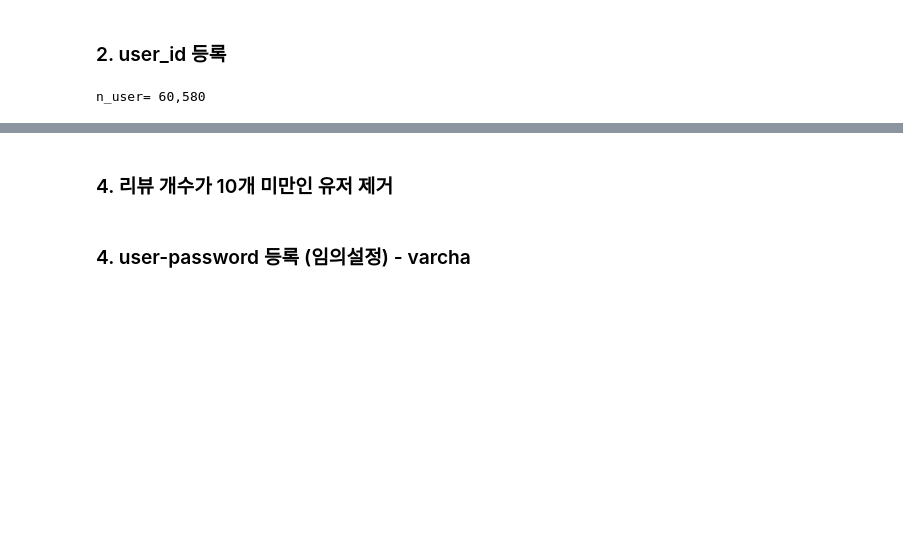
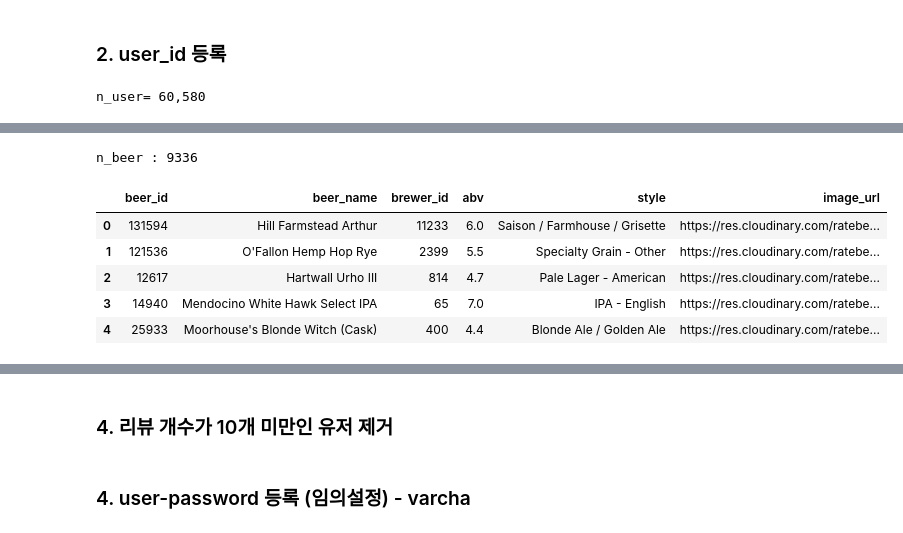
Before and after one commit to boostcampaitech3/final-project-level3-recsys-10, a Jupyter notebook: data_engineering/data_preprocessing.ipynb, the cells around one changed output, grey strips where cells are left out. Drawn from its saved outputs; the diff is of its cells as text; code cells hidden in the pictures; blank space fills up the shorter version.

```diff
--- a/data_engineering/data_preprocessing.ipynb
+++ b/data_engineering/data_preprocessing.ipynb
@@ -57,0 +159,14 @@ Tap at Fermentoren CPH. Poured a hazy golden colour with, a lasting frothy white
+# %%
+#### DB-name : beer ####
+beer = raw_ratebeer.groupby("beer_name")[["beer_id","beer_name", "brewer_id", "abv", "style", "image_url"]].head(1).copy()
+beer.index = range(len(beer))
+print("n_beer :",  beer.shape[0])
+beer.head()
+# %% [output]
+n_beer : 9336
+|  | beer_id | beer_name | brewer_id | abv | style | image_url |
+| 0 | 131594 | Hill Farmstead Arthur | 11233 | 6.0 | Saison / Farmhouse / Grisette | https://res.cloudinary.com/ratebe... |
+| 1 | 121536 | O'Fallon Hemp Hop Rye | 2399 | 5.5 | Specialty Grain - Other | https://res.cloudinary.com/ratebe... |
+| 2 | 12617 | Hartwall Urho III | 814 | 4.7 | Pale Lager - American | https://res.cloudinary.com/ratebe... |
+| 3 | 14940 | Mendocino White Hawk Select IPA | 65 | 7.0 | IPA - English | https://res.cloudinary.com/ratebe... |
+| 4 | 25933 | Moorhouse's Blonde Witch (Cask) | 400 | 4.4 | Blonde Ale / Golden Ale | https://res.cloudinary.com/ratebe... |
```
Also changed, not shown: parts of 22 cells of this notebook.
